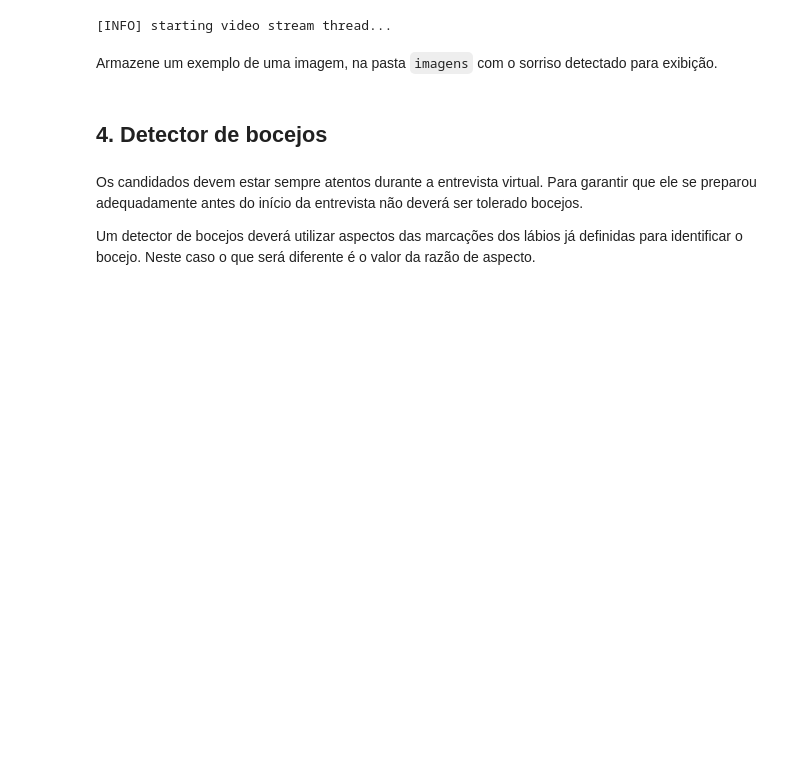
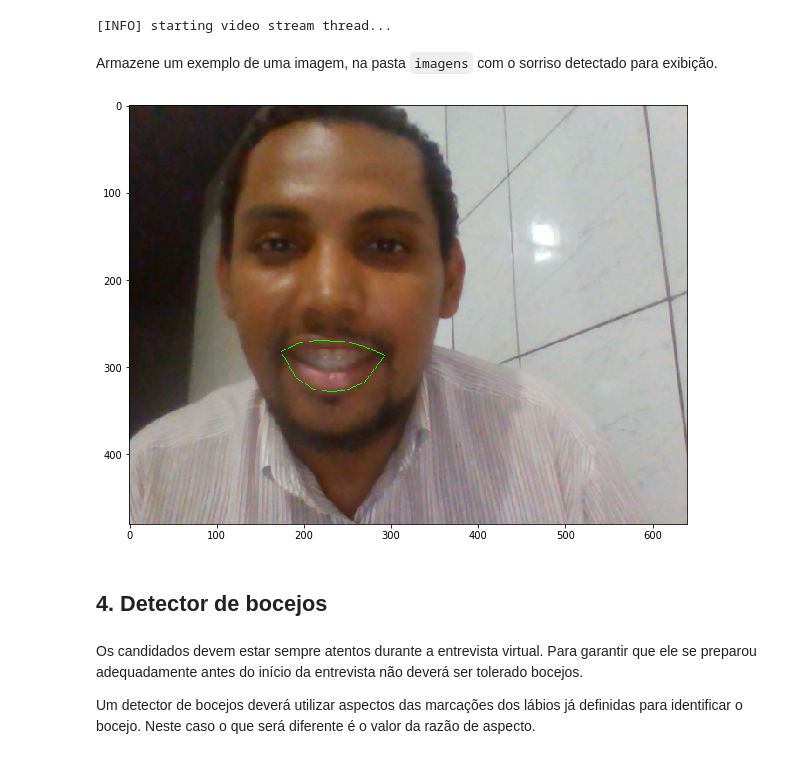
Before and after one commit to dgmodesto/fiap-ml-tec-proc-imagens-capstone-master, a Jupyter notebook: smart-hiring.ipynb, the cells around one changed output. Drawn from its saved outputs; the diff is of its cells as text; code cells hidden in the pictures; blank space fills up the shorter version.

```diff
--- a/smart-hiring.ipynb
+++ b/smart-hiring.ipynb
@@ -537,6 +552,11 @@
 image = cv2.imread('imagens/sorriso-detectado.png')
 if image is not None:
     exibir_imagem(image)
+# %%
+plt.figure(figsize=(10,8))
+plotar_imagem('imagens/sorriso-detectado.png')
+# %% [output]
+[figure, added]
 # %% [markdown]
 ## 4. Detector de bocejos
 # %% [markdown]
```
Also changed, not shown: parts of 5 cells of this notebook.
